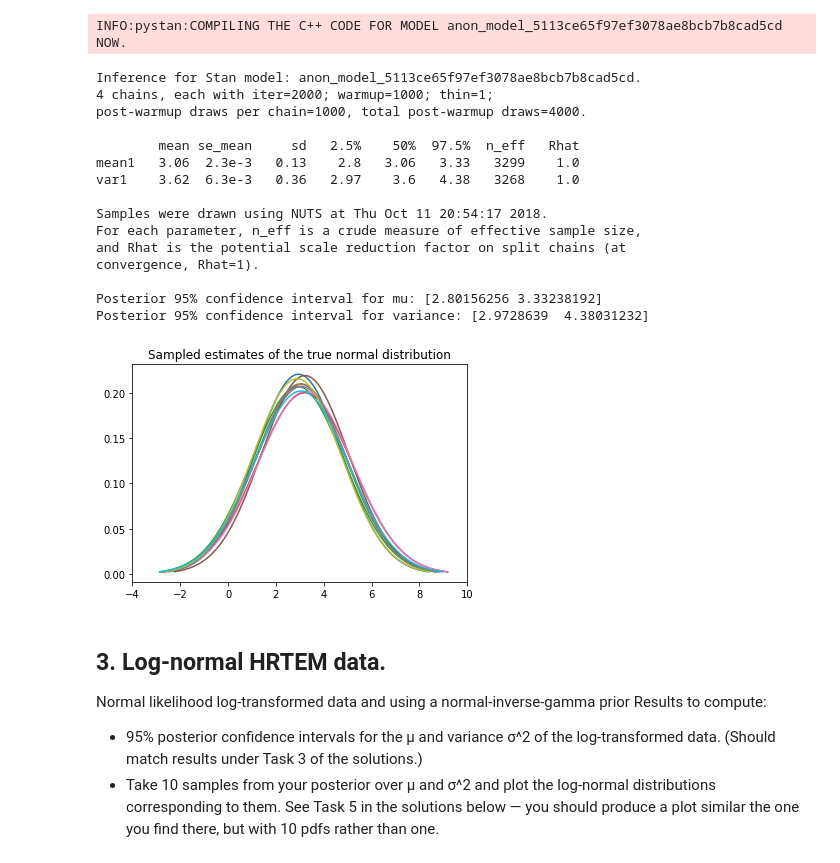
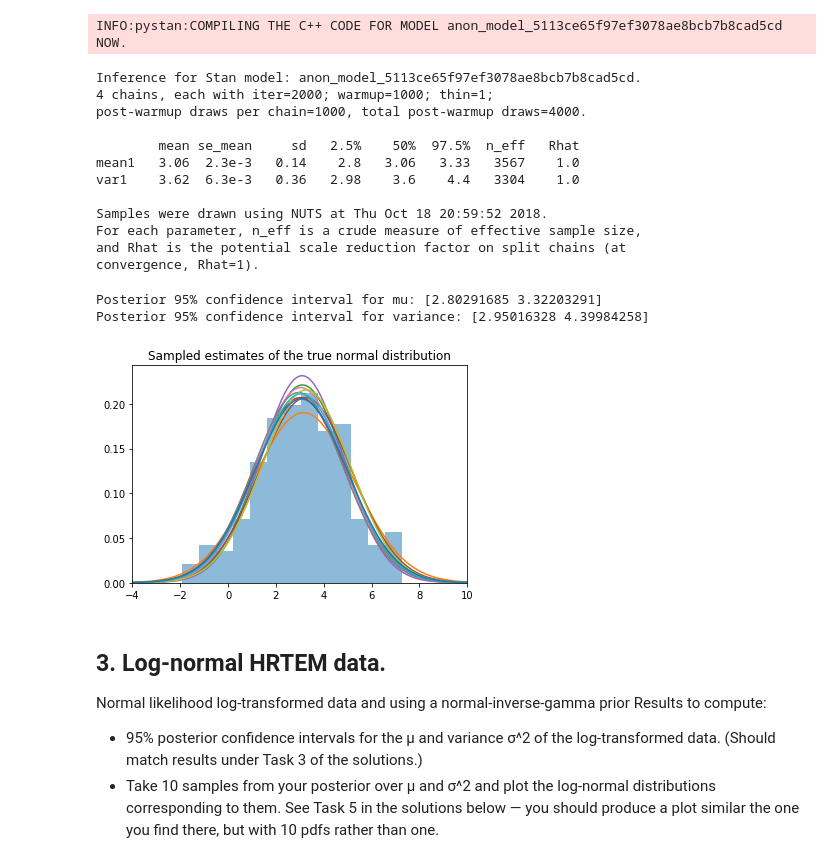
Before and after one commit to thetruejacob/CS146, a Jupyter notebook: Assignment 3/Assignment 3.ipynb, the cells around one changed output. Cells and saved outputs as stored; diff of their text form; code cells hidden in the pictures.

```diff
--- a/Assignment 3/Assignment 3.ipynb
+++ b/Assignment 3/Assignment 3.ipynb
@@ -116,39 +124,38 @@ data = {'N': len(arr), 'y': arr, 'mu': 0, 'nu':  0.054, 'alpha': 1.12, 'beta': 0
 stan_results = stan_model.sampling(data=data)
 posterior_samples = stan_results.extract()
 print(stan_results.stansummary(pars=['mean1', 'var1'], probs=[0.025, 0.5, 0.975]))
-print()
-print("Posterior 95% confidence interval for mu:", np.percentile(posterior_samples['mean1'], [2.5, 97.5]))
-print("Posterior 95% confidence interval for variance:", np.percentile(posterior_samples['var1'], [2.5, 97.5]))
 # %% [output]
 Inference for Stan model: anon_model_5113ce65f97ef3078ae8bcb7b8cad5cd.
 4 chains, each with iter=2000; warmup=1000; thin=1;
 post-warmup draws per chain=1000, total post-warmup draws=4000.
 
         mean se_mean     sd   2.5%    50%  97.5%  n_eff   Rhat
-mean1   3.06  2.3e-3   0.13    2.8   3.06   3.33   3299    1.0
-var1    3.62  6.3e-3   0.36   2.97    3.6   4.38   3268    1.0
+mean1   3.06  2.3e-3   0.14    2.8   3.06   3.33   3567    1.0
+var1    3.62  6.3e-3   0.36   2.98    3.6    4.4   3304    1.0
 
-Samples were drawn using NUTS at Thu Oct 11 20:54:17 2018.
+Samples were drawn using NUTS at Thu Oct 18 20:59:52 2018.
 For each parameter, n_eff is a crude measure of effective sample size,
 and Rhat is the potential scale reduction factor on split chains (at
 convergence, Rhat=1).
-
-Posterior 95% confidence interval for mu: [2.80156256 3.33238192]
-Posterior 95% confidence interval for variance: [2.9728639  4.38031232]
-# %%
-import matplotlib.mlab as mlab
-
-x = np.random.choice(len(posterior_samples['mean1']), 10)
-meanarr, sdarr = posterior_samples['mean1'][x], np.sqrt(posterior_samples['var1'][x])
-for i in range(10):
-    norm = np.linspace(meanarr[i] - 3*sdarr[i], meanarr[i] + 3*sdarr[i], 1000)
-    plt.plot(norm, mlab.normpdf(norm, meanarr[i], sdarr[i] ))
-
-plt.title('Sampled estimates of the true normal distribution')
-plt.xlim(-4, 10)
-plt.show()
-# %% [output]
-[figure, removed]
+# %%
+print("Posterior 95% confidence interval for mu:", np.percentile(posterior_samples['mean1'], [2.5, 97.5]))
+print("Posterior 95% confidence interval for variance:", np.percentile(posterior_samples['var1'], [2.5, 97.5]))
+# %% [output]
+Posterior 95% confidence interval for mu: [2.80291685 3.32203291]
+Posterior 95% confidence interval for variance: [2.95016328 4.39984258]
+# %%
+meanvars = list(zip(posterior_samples['mean1'], posterior_samples['var1']))
+plt.hist(arr, density = True, bins = 13, alpha = 0.5, lw = 3)
+
+x = np.linspace(-4, 10, 1000)
+for i in np.random.randint(0, 4000, 10):
+    plt.plot(x, ss.norm.pdf(norm, meanvars[i][0], np.sqrt(meanvars[i][1])) )
+
+plt.title('Sampled estimates of the true normal distribution')
+plt.xlim(-4, 10)
+plt.show()
+# %% [output]
+[figure, added]
 # %% [markdown]
 ## 3. Log-normal HRTEM data.
 Normal likelihood log-transformed data and using a normal-inverse-gamma prior
```
Also changed, not shown: parts of 11 cells of this notebook.
